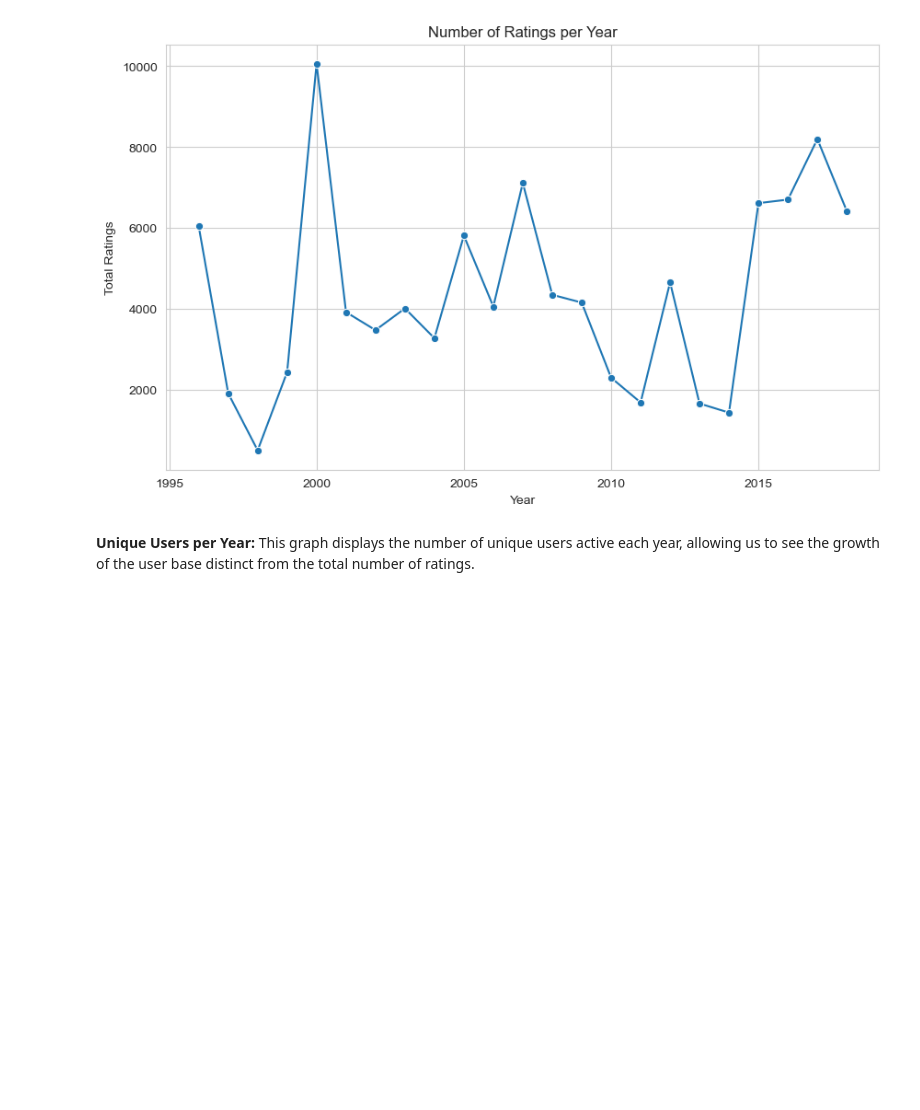
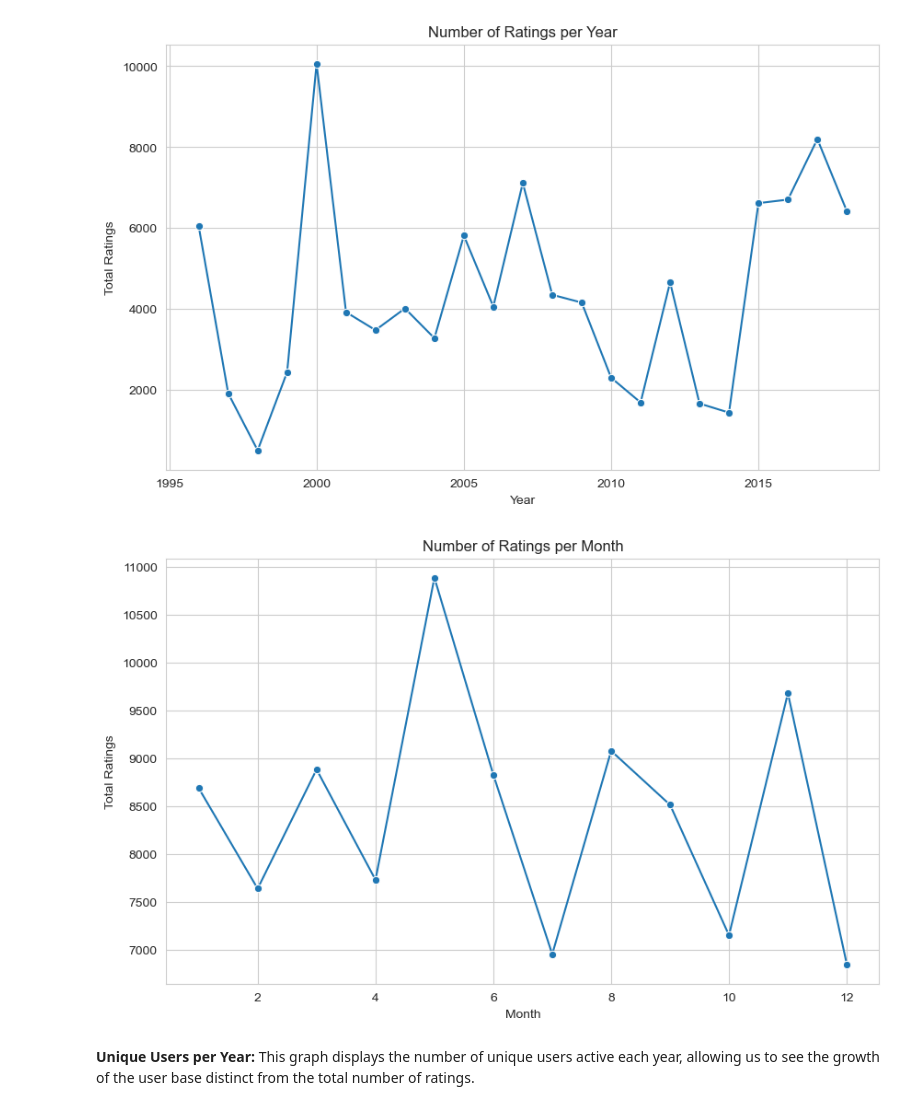
Before and after one commit to NaghamXD/MovieLen-RS, a Jupyter notebook: Recommender System Analysis.ipynb, the cells around one changed output. Cells and saved outputs as stored; diff of their text form; code cells hidden in the pictures; blank space fills up the shorter version.

```diff
--- a/HW01.ipynb
+++ b/Recommender System Analysis.ipynb
@@ -174,6 +174,27 @@ plt.grid(True)
 plt.show()
 # %% [output]
 [figure]
+# %%
+# %%
+# 8. Ratings Over Time
+# --------------------
+df['date'] = pd.to_datetime(df['timestamp'], unit='s')
+
+# Extract the month from the date
+df['month'] = df['date'].dt.month
+
+# Group by month to see the trend
+ratings_per_month = df.groupby('month')['rating'].count()
+
+plt.figure(figsize=(10, 6))
+sns.lineplot(x=ratings_per_month.index, y=ratings_per_month.values, marker='o')
+plt.title('Number of Ratings per Month')
+plt.xlabel('Month')
+plt.ylabel('Total Ratings')
+plt.grid(True)
+plt.show()
+# %% [output]
+[figure, added]
 # %% [markdown]
  **Unique Users per Year:** This graph displays the number of unique users active each year, allowing us to see the growth of the user base distinct from the total number of ratings.
 # %%
```
Also changed, not shown: parts of 2 cells of this notebook, 9 other files.
